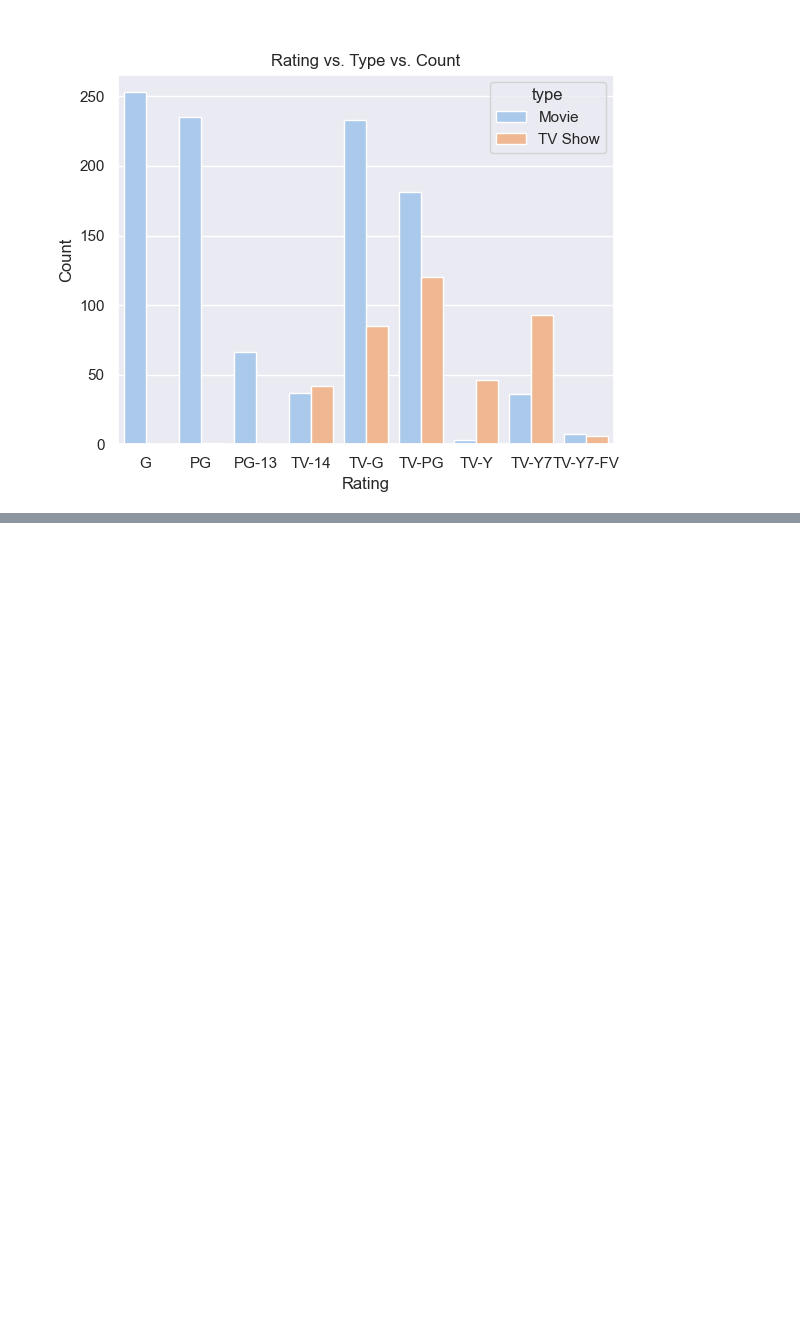
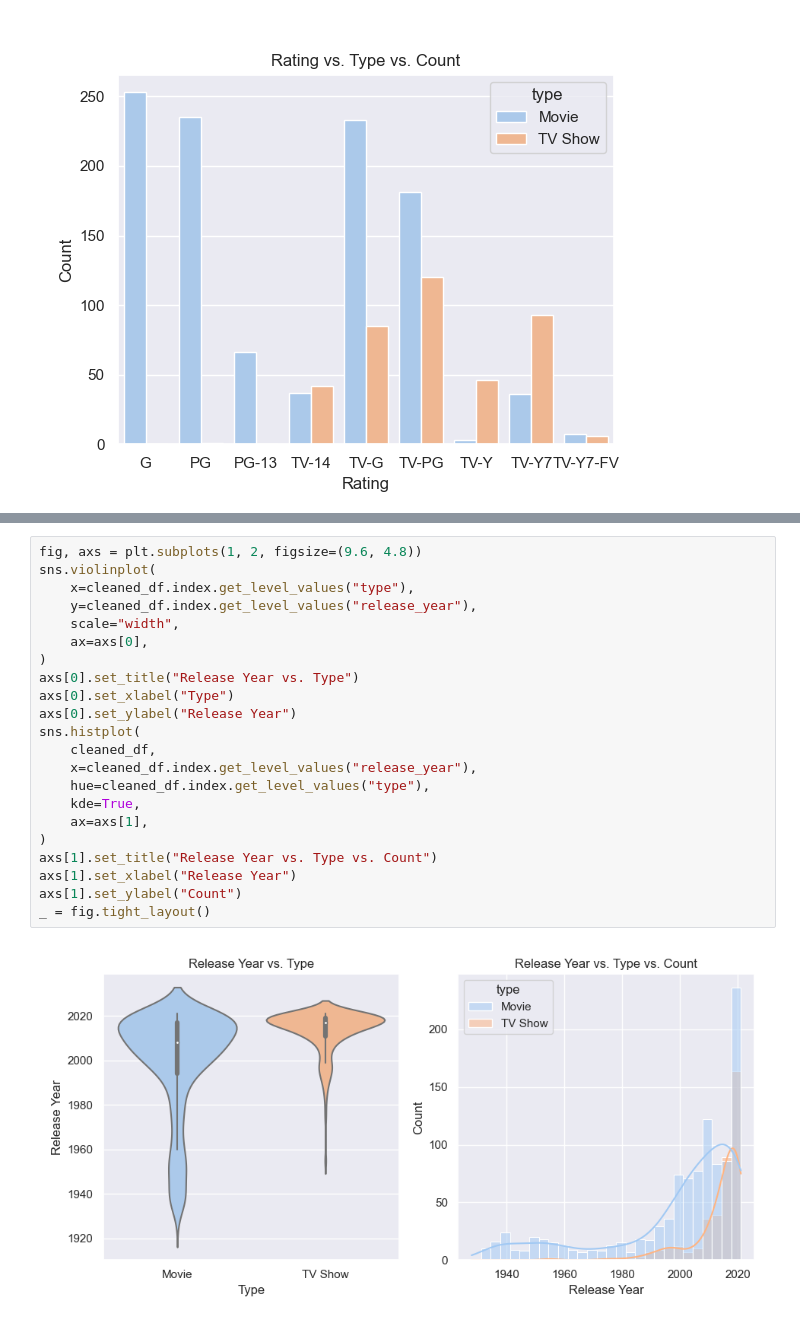
Before and after one commit to dvnatanael/data5006-data-analysis, a Jupyter notebook: Tiny_Data_Analysis_Disney+.ipynb, the cells around one changed output, grey strips where cells are left out. Cells and saved outputs as stored; diff of their text form; blank space fills up the shorter version.

Commit message:
feat: add plot for show (`release_year`, `type`)

```diff
--- a/Tiny_Data_Analysis_Disney+.ipynb
+++ b/Tiny_Data_Analysis_Disney+.ipynb
@@ -398,3 +398,27 @@ cleaned_df[
 |  |  |  |  |  | title | cast | country | duration | listed_in |
 | type | rating | release_year | date_added | show_id |  |  |  |  |  |
 | TV Show | PG | 2020 | 2021-08-04 | s143 | Walt Disney Animation Studios: Sh... | NaN | NaN | 2 | [Animation, Anthology, Family] |
+# %%
+fig, axs = plt.subplots(1, 2, figsize=(9.6, 4.8))
+sns.violinplot(
+    x=cleaned_df.index.get_level_values("type"),
+    y=cleaned_df.index.get_level_values("release_year"),
+    scale="width",
+    ax=axs[0],
+)
+axs[0].set_title("Release Year vs. Type")
+axs[0].set_xlabel("Type")
+axs[0].set_ylabel("Release Year")
+sns.histplot(
+    cleaned_df,
+    x=cleaned_df.index.get_level_values("release_year"),
+    hue=cleaned_df.index.get_level_values("type"),
+    kde=True,
+    ax=axs[1],
+)
+axs[1].set_title("Release Year vs. Type vs. Count")
+axs[1].set_xlabel("Release Year")
+axs[1].set_ylabel("Count")
+_ = fig.tight_layout()
+# %% [output]
+[figure, added]
```
Also changed, not shown: 1 other file.
